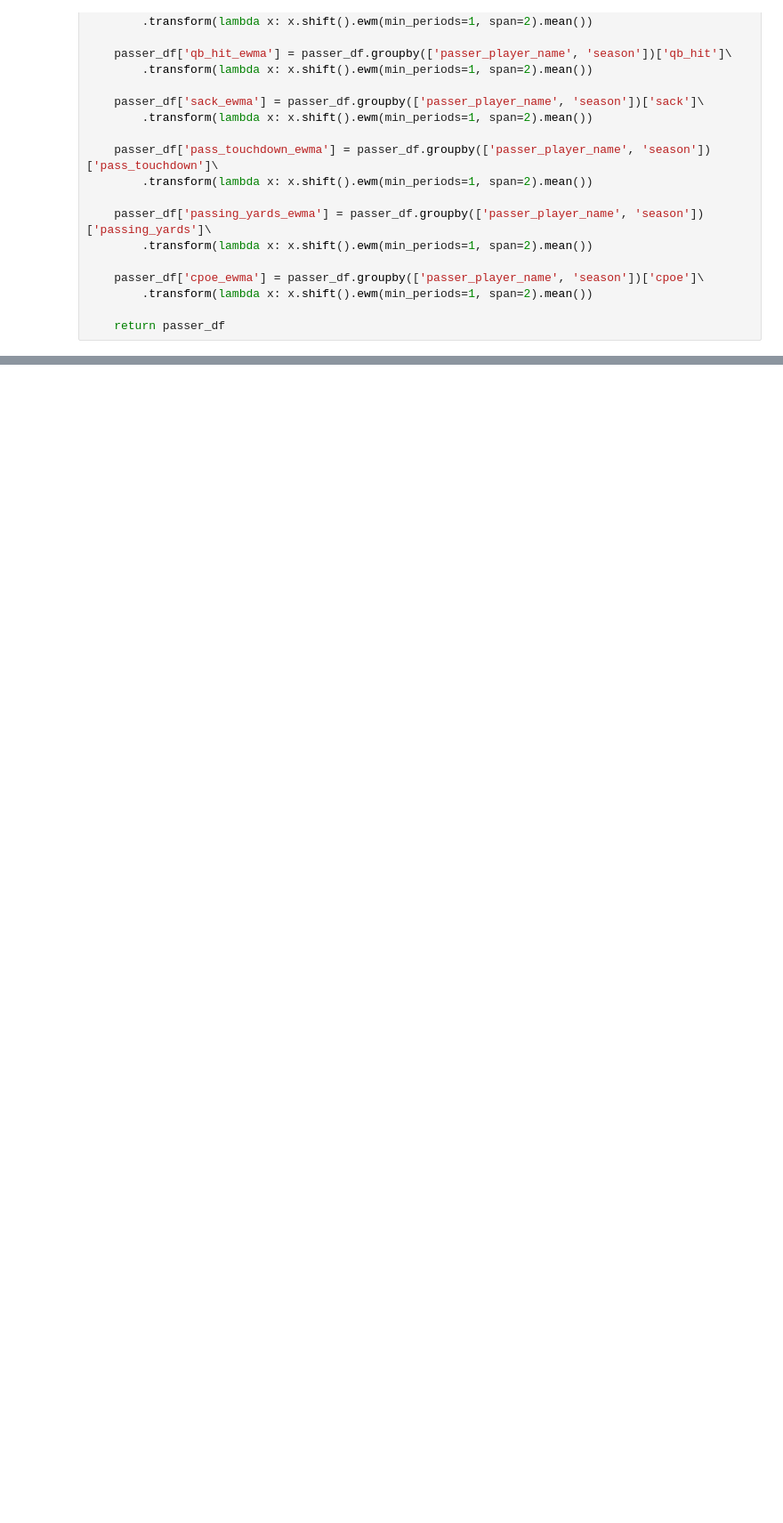
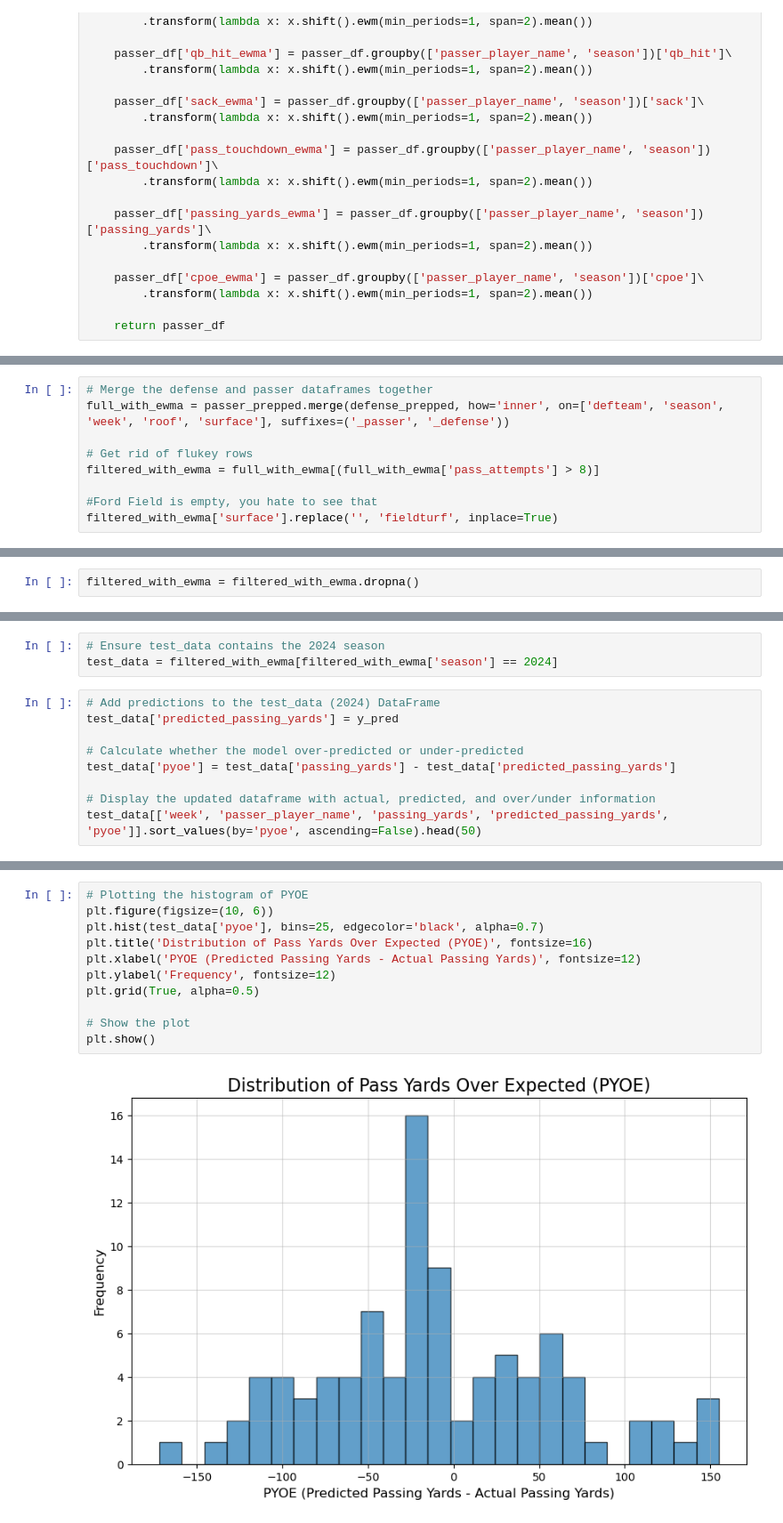
Before and after one commit to bhuggard/CheckTheCover, a Jupyter notebook: testnocom.ipynb, the cells around one changed output, grey strips where cells are left out. Shown at 89% size. Saved outputs shown, nothing was run; the diff lists cells and outputs as text; blank space fills up the shorter version.

Commit message:
Model fixed

```diff
--- a/testnocom.ipynb
+++ b/testnocom.ipynb
@@ -455,0 +318,9 @@ team_data[['defteam', 'season', 'week', 'completion_percentage', 'completion_per
+# %%
+# Merge the defense and passer dataframes together
+full_with_ewma = passer_prepped.merge(defense_prepped, how='inner', on=['defteam', 'season', 'week', 'roof', 'surface'], suffixes=('_passer', '_defense'))
+
+# Get rid of flukey rows
+filtered_with_ewma = full_with_ewma[(full_with_ewma['pass_attempts'] > 8)]
+
+#Ford Field is empty, you hate to see that
+filtered_with_ewma['surface'].replace('', 'fieldturf', inplace=True)
@@ -455,0 +334,2 @@ team_data[['defteam', 'season', 'week', 'completion_percentage', 'completion_per
+# %%
+filtered_with_ewma = filtered_with_ewma.dropna()
@@ -519,0 +403,12 @@ for week in sorted(test_df['week'].unique()):
+# %%
+# Ensure test_data contains the 2024 season
+test_data = filtered_with_ewma[filtered_with_ewma['season'] == 2024]
+# %%
+# Add predictions to the test_data (2024) DataFrame
+test_data['predicted_passing_yards'] = y_pred
+
+# Calculate whether the model over-predicted or under-predicted
+test_data['pyoe'] = test_data['passing_yards'] - test_data['predicted_passing_yards']
+
+# Display the updated dataframe with actual, predicted, and over/under information
+test_data[['week', 'passer_player_name', 'passing_yards', 'predicted_passing_yards', 'pyoe']].sort_values(by='pyoe', ascending=False).head(50)
@@ -519,0 +443,13 @@ for week in sorted(test_df['week'].unique()):
+# %%
+# Plotting the histogram of PYOE
+plt.figure(figsize=(10, 6))
+plt.hist(test_data['pyoe'], bins=25, edgecolor='black', alpha=0.7)
+plt.title('Distribution of Pass Yards Over Expected (PYOE)', fontsize=16)
+plt.xlabel('PYOE (Predicted Passing Yards - Actual Passing Yards)', fontsize=12)
+plt.ylabel('Frequency', fontsize=12)
+plt.grid(True, alpha=0.5)
+
+# Show the plot
+plt.show()
+# %% [output]
+[figure, added]
```
Also changed, not shown: parts of 26 cells of this notebook.
